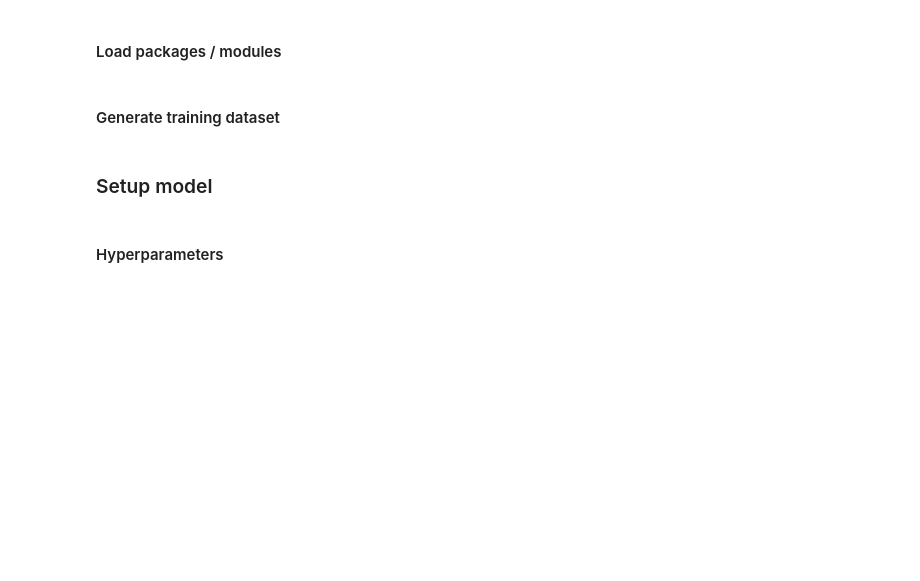
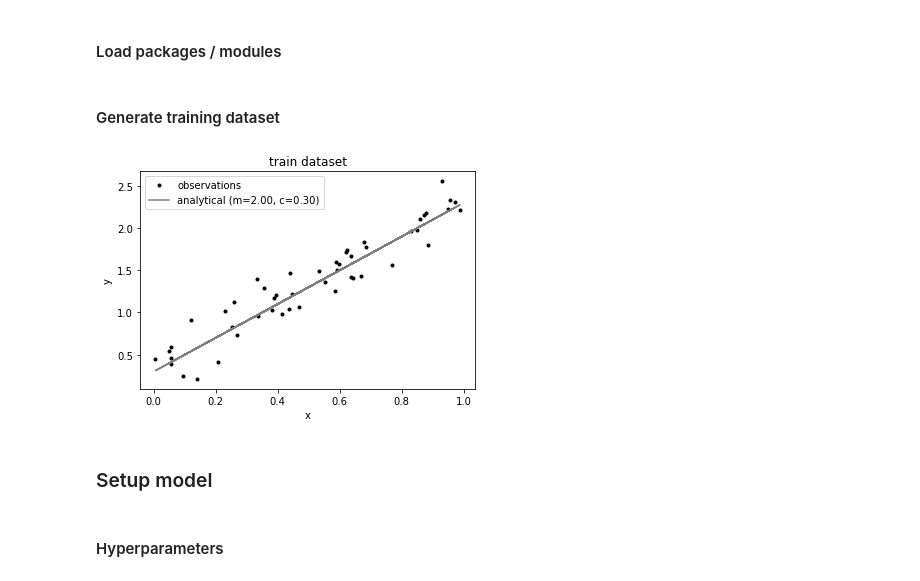
Before and after one commit to lento234/ml-tutorials, a Jupyter notebook: 01-basics/linear_regression.ipynb, the cells around one changed output. Saved outputs shown, nothing was run; the diff lists cells and outputs as text; code cells hidden in the pictures; blank space fills up the shorter version.

```diff
--- a/01-basics/linear_regression.ipynb
+++ b/01-basics/linear_regression.ipynb
@@ -31,10 +30,13 @@ y_train = x_train*slope + bias + noise
 # %%
 fig, ax = plt.subplots()
 ax.plot(x_train, y_train, 'k.', label='observations')
-ax.plot(x_train, x_train*slope + bias, 'tab:gray', label='analytical')
+ax.plot(x_train, x_train*slope + bias, 'tab:gray',
+        label='analytical (m={:.2f}, c={:.2f})'.format(slope, bias))
 ax.set(xlabel='x', ylabel='y',
        title='train dataset');
-ax.legend()
+ax.legend();
+# %% [output]
+[figure, added]
 # %% [markdown]
 ### Setup model
 # %% [markdown]
```
Also changed, not shown: parts of 7 cells of this notebook, 2 other files.
